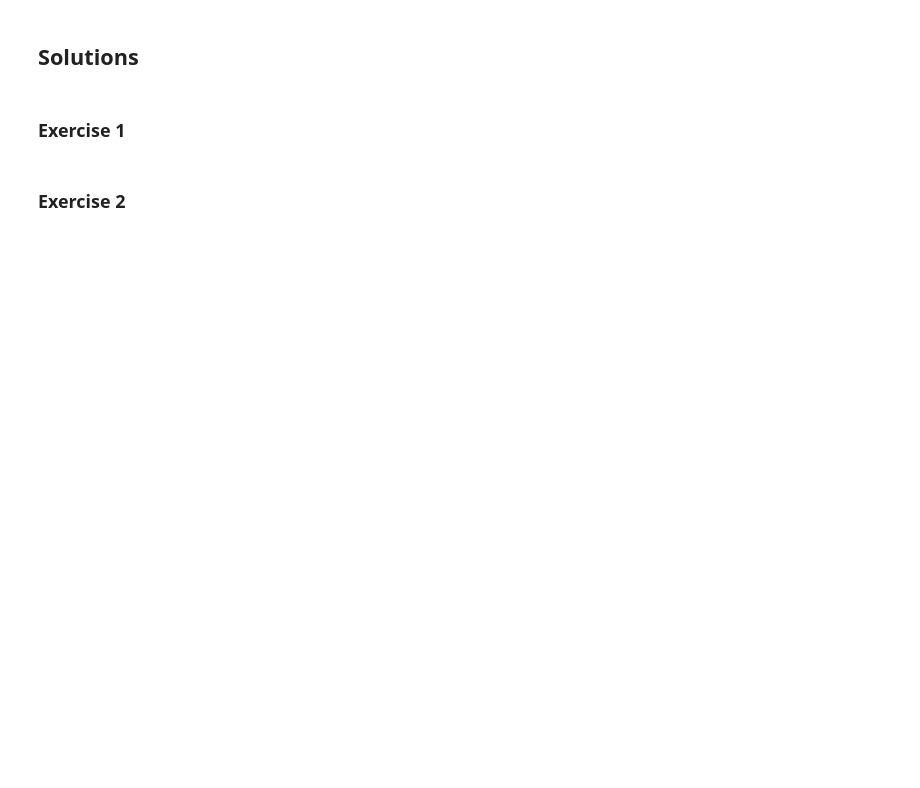
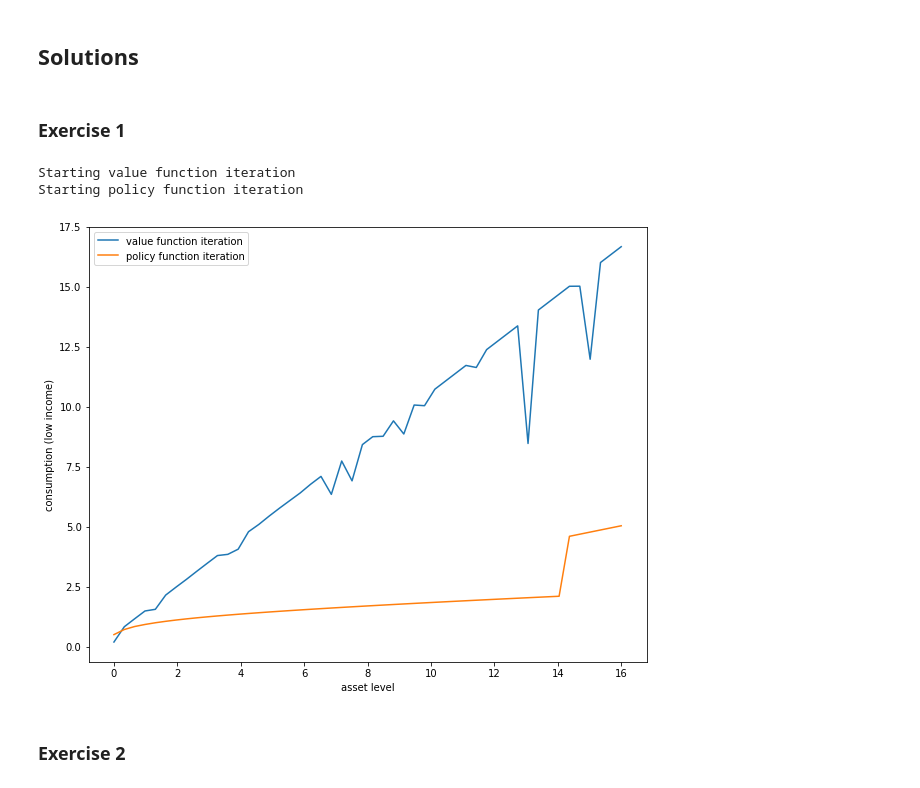
Before and after one commit to jstac/jitting_py_lectures, a Jupyter notebook: ifp.ipynb, the cells around one changed output. Cells and saved outputs as stored; diff of their text form; code cells hidden in the pictures; blank space fills up the shorter version.

```diff
--- a/ifp.ipynb
+++ b/ifp.ipynb
@@ -772,30 +726,33 @@ when $ r=0 $ for both cases shown here
 ### Exercise 1
 # %%
 cp = ConsumerProblem()
+bellman_operator, coleman_operator, get_greedy = operator_factory(cp)
 K = 80
 
 # Bellman iteration
-V, c = initialize(cp)
 print("Starting value function iteration")
 for i in range(K):
     # print f"Current iterate = {i}")
-    V = bellman_operator(V, cp)
-c1 = bellman_operator(V, cp, return_policy=True)
+    cp.v_guess = bellman_operator(cp.v_guess)
+cp.σ_guess_bellman = get_greedy(cp.v_guess)
 
 # Policy iteration
 print("Starting policy function iteration")
-V, c2 = initialize(cp)
 for i in range(K):
     # print f"Current iterate = {i}"
-    c2 = coleman_operator(c2, cp)
+    cp.σ_guess_coleman = coleman_operator(cp.σ_guess_coleman)
 
 fig, ax = plt.subplots(figsize=(10, 8))
-ax.plot(cp.asset_grid, c1[:, 0], label='value function iteration')
-ax.plot(cp.asset_grid, c2[:, 0], label='policy function iteration')
+ax.plot(cp.asset_grid, cp.σ_guess_bellman[:, 0], label='value function iteration')
+ax.plot(cp.asset_grid, cp.σ_guess_coleman[:, 0], label='policy function iteration')
 ax.set_xlabel('asset level')
 ax.set_ylabel('consumption (low income)')
 ax.legend(loc='upper left')
 plt.show()
+# %% [output]
+Starting value function iteration
+Starting policy function iteration
+[figure, added]
 # %% [markdown]
 ### Exercise 2
 # %%
```
Also changed, not shown: parts of 12 cells of this notebook.
